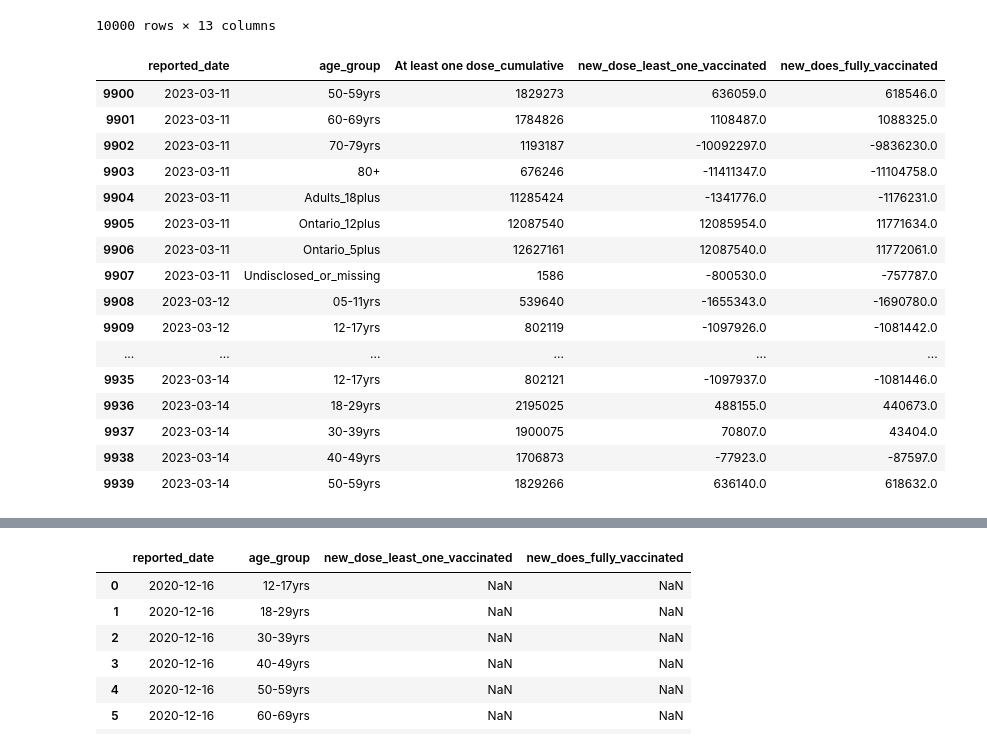
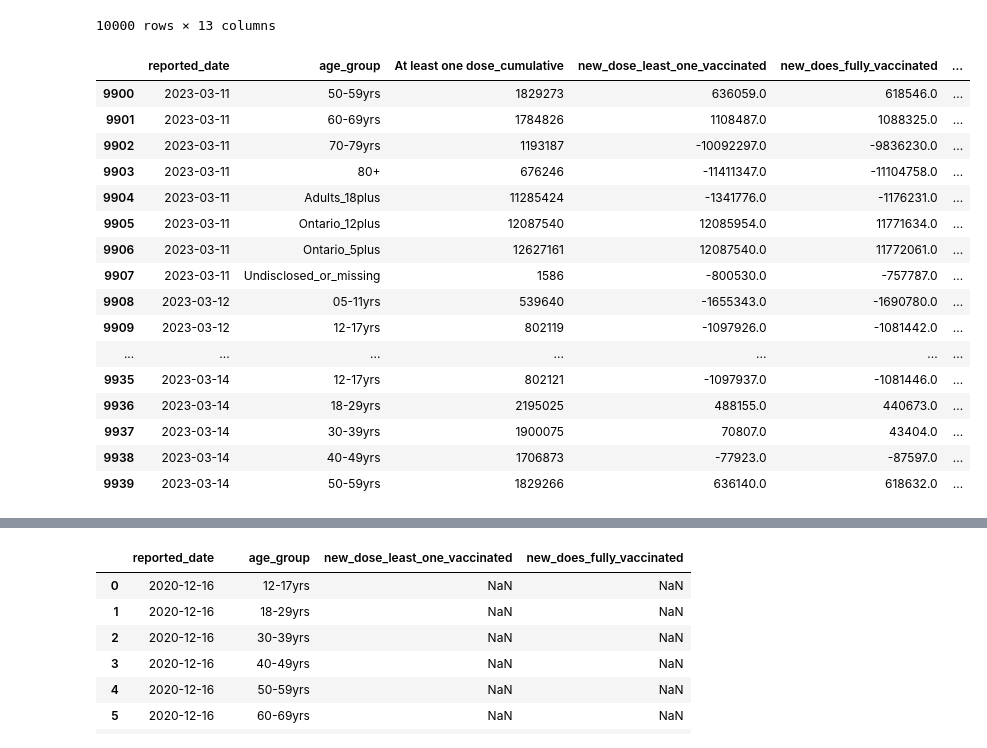
Before and after one commit to chenchenn9/schulich_data_science, a Jupyter notebook: Class/SQL/Data/covid-19.ipynb, the cells around one changed output, grey strips where cells are left out. Saved outputs shown, nothing was run; the diff lists cells and outputs as text; code cells hidden in the pictures.

```diff
--- a/Class/SQL/Data/covid-19.ipynb
+++ b/Class/SQL/Data/covid-19.ipynb
@@ -127,7 +133,3 @@ df['At least one dose_cumulative'] = df['At least one dose_cumulative'].astype('
 df['new_does_fully_vaccinated']= df['fully_vaccinated_cumulative'].diff(periods=11)
 #new_dose_least_one_vaccinated
 df['new_dose_least_one_vaccinated']= df['At least one dose_cumulative'].diff(periods=11)
-# %%
-variables = ['reported_date','age_group','At least one dose_cumulative','new_dose_least_one_vaccinated','new_does_fully_vaccinated']
-df = df[variables]
-df[9900:9940]
@@ -155,24 +155,24 @@ df
 | 9999 | 10000 | 05-11yrs | 539766 | 0 | 418363 | ... |
 10000 rows × 13 columns
 # %%
-variables = ['reported_date','age_group','At least one dose_cumulative','new_dose_least_one_vaccinated','new_does_fully_vaccinated']
+variables = ['reported_date','age_group','At least one dose_cumulative','new_dose_least_one_vaccinated','new_does_fully_vaccinated','fully_vaccinated_cumulative']
 df = df[variables]
 df[9900:9940]
 # %% [output]
-|  | reported_date | age_group | At least one dose_cumulative | new_dose_least_one_vaccinated | new_does_fully_vaccinated |
-| 9900 | 2023-03-11 | 50-59yrs | 1829273 | 636059.0 | 618546.0 |
-| 9901 | 2023-03-11 | 60-69yrs | 1784826 | 1108487.0 | 1088325.0 |
-| 9902 | 2023-03-11 | 70-79yrs | 1193187 | -10092297.0 | -9836230.0 |
-| 9903 | 2023-03-11 | 80+ | 676246 | -11411347.0 | -11104758.0 |
-| 9904 | 2023-03-11 | Adults_18plus | 11285424 | -1341776.0 | -1176231.0 |
-| 9905 | 2023-03-11 | Ontario_12plus | 12087540 | 12085954.0 | 11771634.0 |
-| 9906 | 2023-03-11 | Ontario_5plus | 12627161 | 12087540.0 | 11772061.0 |
-| 9907 | 2023-03-11 | Undisclosed_or_missing | 1586 | -800530.0 | -757787.0 |
-| 9908 | 2023-03-12 | 05-11yrs | 539640 | -1655343.0 | -1690780.0 |
-| 9909 | 2023-03-12 | 12-17yrs | 802119 | -1097926.0 | -1081442.0 |
-| ... | ... | ... | ... | ... | ... |
-| 9935 | 2023-03-14 | 12-17yrs | 802121 | -1097937.0 | -1081446.0 |
-| 9936 | 2023-03-14 | 18-29yrs | 2195025 | 488155.0 | 440673.0 |
-| 9937 | 2023-03-14 | 30-39yrs | 1900075 | 70807.0 | 43404.0 |
-| 9938 | 2023-03-14 | 40-49yrs | 1706873 | -77923.0 | -87597.0 |
-| 9939 | 2023-03-14 | 50-59yrs | 1829266 | 636140.0 | 618632.0 |
+|  | reported_date | age_group | At least one dose_cumulative | new_dose_least_one_vaccinated | new_does_fully_vaccinated | ... |
+| 9900 | 2023-03-11 | 50-59yrs | 1829273 | 636059.0 | 618546.0 | ... |
+| 9901 | 2023-03-11 | 60-69yrs | 1784826 | 1108487.0 | 1088325.0 | ... |
+| 9902 | 2023-03-11 | 70-79yrs | 1193187 | -10092297.0 | -9836230.0 | ... |
+| 9903 | 2023-03-11 | 80+ | 676246 | -11411347.0 | -11104758.0 | ... |
+| 9904 | 2023-03-11 | Adults_18plus | 11285424 | -1341776.0 | -1176231.0 | ... |
+| 9905 | 2023-03-11 | Ontario_12plus | 12087540 | 12085954.0 | 11771634.0 | ... |
+| 9906 | 2023-03-11 | Ontario_5plus | 12627161 | 12087540.0 | 11772061.0 | ... |
+| 9907 | 2023-03-11 | Undisclosed_or_missing | 1586 | -800530.0 | -757787.0 | ... |
+| 9908 | 2023-03-12 | 05-11yrs | 539640 | -1655343.0 | -1690780.0 | ... |
+| 9909 | 2023-03-12 | 12-17yrs | 802119 | -1097926.0 | -1081442.0 | ... |
+| ... | ... | ... | ... | ... | ... | ... |
+| 9935 | 2023-03-14 | 12-17yrs | 802121 | -1097937.0 | -1081446.0 | ... |
+| 9936 | 2023-03-14 | 18-29yrs | 2195025 | 488155.0 | 440673.0 | ... |
+| 9937 | 2023-03-14 | 30-39yrs | 1900075 | 70807.0 | 43404.0 | ... |
+| 9938 | 2023-03-14 | 40-49yrs | 1706873 | -77923.0 | -87597.0 | ... |
+| 9939 | 2023-03-14 | 50-59yrs | 1829266 | 636140.0 | 618632.0 | ... |
```
Also changed, not shown: parts of 3 cells of this notebook.
